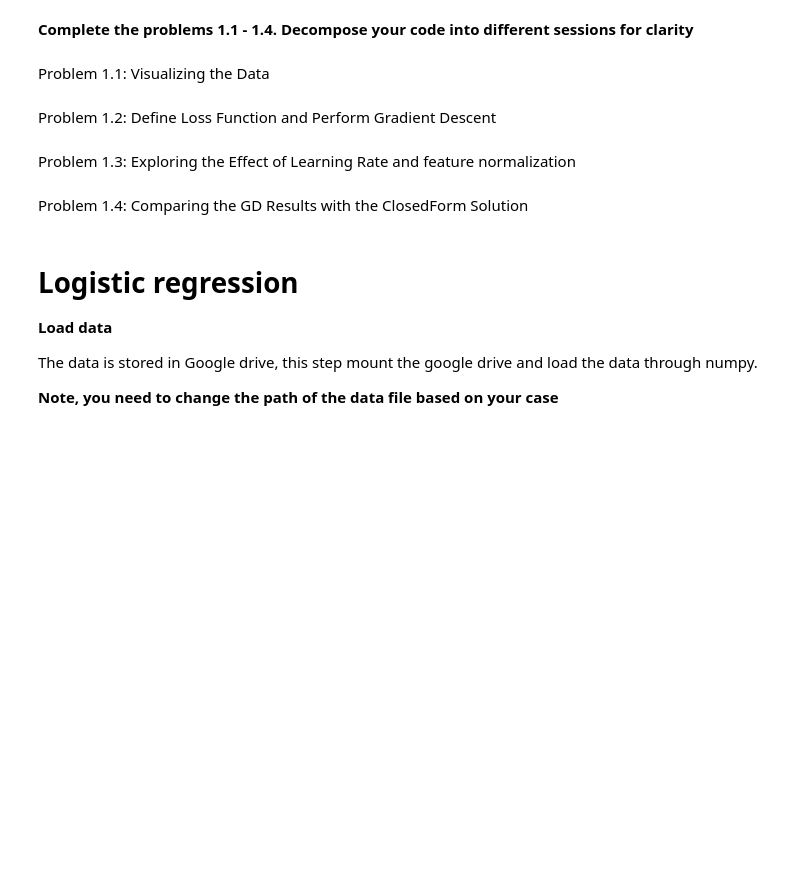
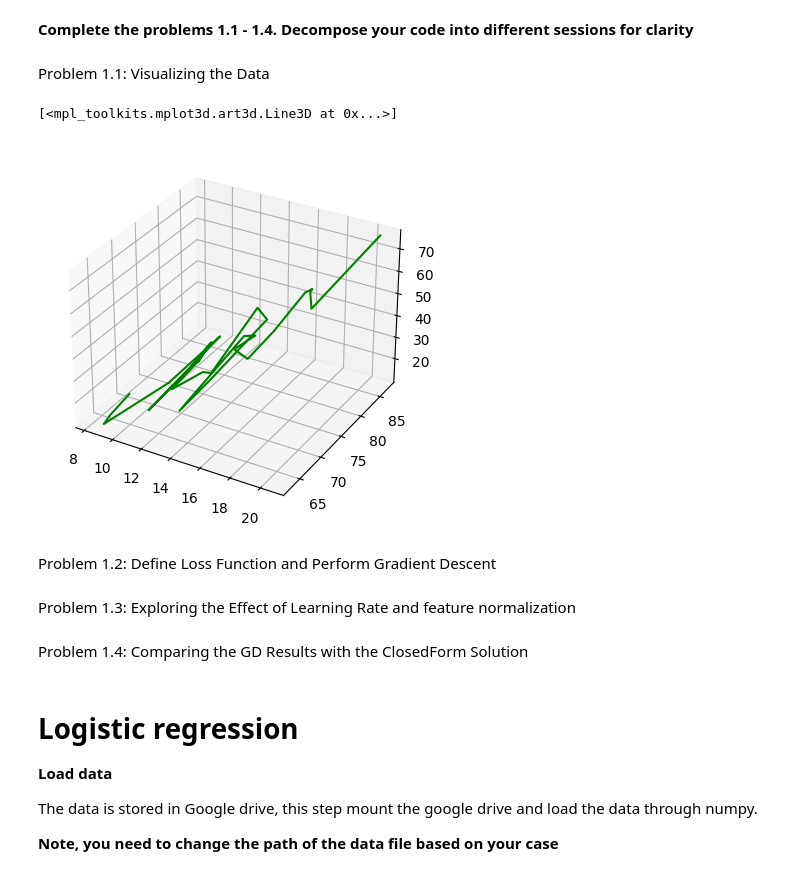
Before and after one commit to c-smith01/classcodes, a Jupyter notebook: Assignment 1 Responses Smith.ipynb, the cells around one changed output. Drawn from its saved outputs; the diff is of its cells as text; code cells hidden in the pictures; blank space fills up the shorter version.

```diff
--- a/Assignment 1 Responses Smith.ipynb
+++ b/Assignment 1 Responses Smith.ipynb
@@ -34,6 +53,16 @@ ModuleNotFoundError: No module named 'pandas'
 **Complete the problems 1.1 - 1.4. Decompose your code into different sessions for clarity**
 # %% [markdown]
 Problem 1.1: Visualizing the Data
+# %%
+xdat = X[:,0]
+ydat = X[:,1]
+zdat = y
+
+ax = plt.axes(projection='3d')
+ax.plot3D(xdat, ydat, zdat, 'green')
+# %% [output]
+[<mpl_toolkits.mplot3d.art3d.Line3D at 0x...>]
+[figure, added]
 # %% [markdown]
 Problem 1.2: Define Loss Function and Perform Gradient
 Descent
```
Also changed, not shown: parts of 4 cells of this notebook.
